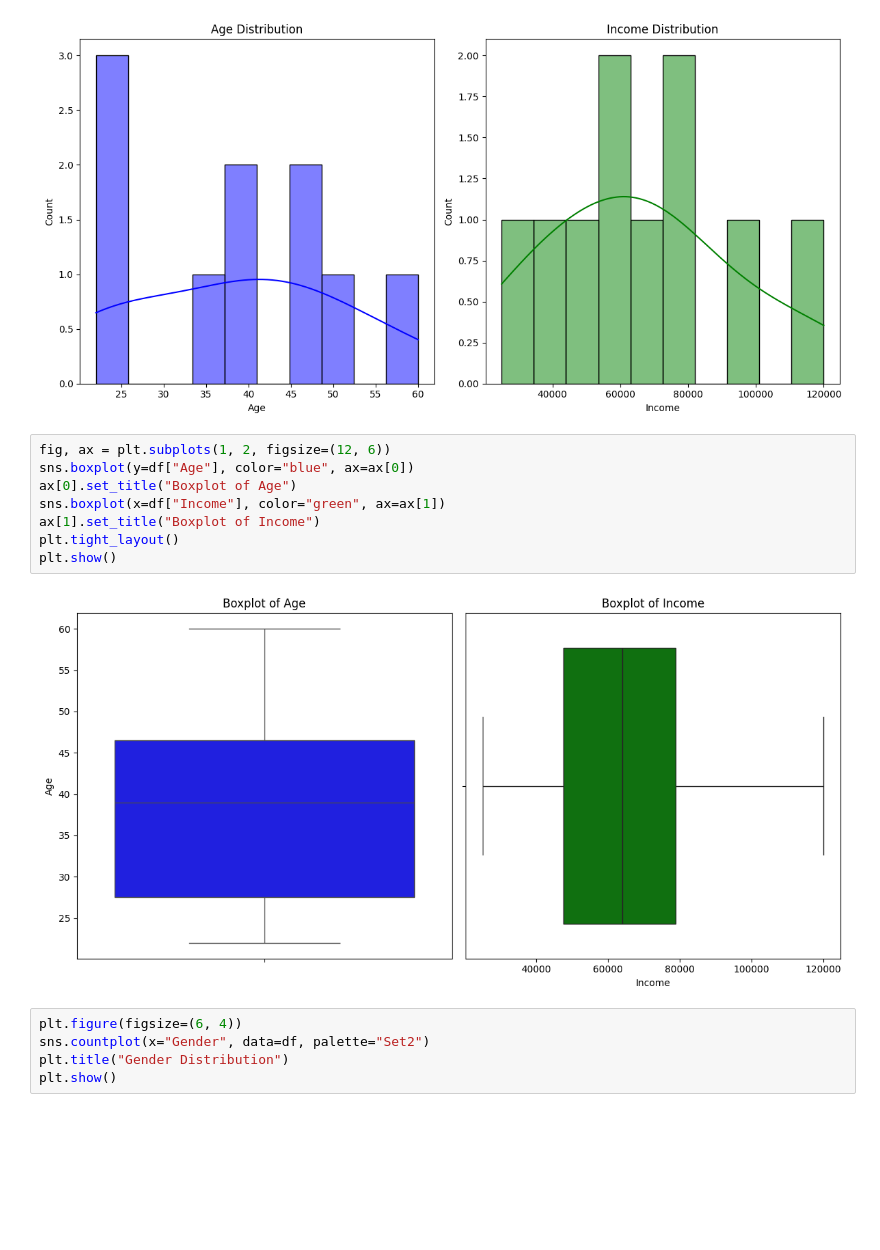
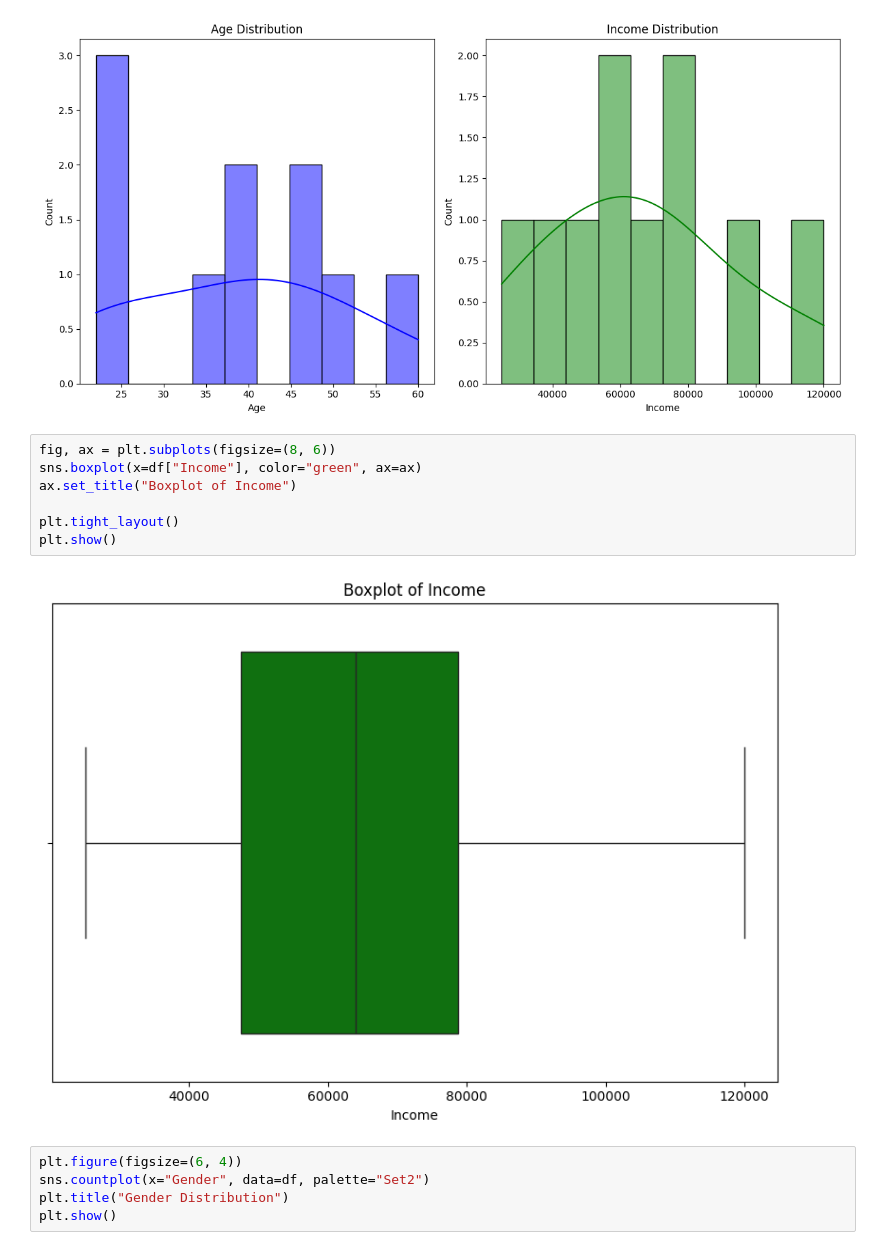
Before and after one commit to cseaboys/coderly, a Jupyter notebook: ml/exp12.ipynb, the cells around one changed output. Drawn from its saved outputs; the diff is of its cells as text; blank space fills up the shorter version.

```diff
--- a/ml/exp12.ipynb
+++ b/ml/exp12.ipynb
@@ -55,15 +55,14 @@ plt.show()
 # %% [output]
 [figure]
 # %%
-fig, ax = plt.subplots(1, 2, figsize=(12, 6))
-sns.boxplot(y=df["Age"], color="blue", ax=ax[0])
-ax[0].set_title("Boxplot of Age")
-sns.boxplot(x=df["Income"], color="green", ax=ax[1])
-ax[1].set_title("Boxplot of Income")
+fig, ax = plt.subplots(figsize=(8, 6))
+sns.boxplot(x=df["Income"], color="green", ax=ax)
+ax.set_title("Boxplot of Income")
+
 plt.tight_layout()
 plt.show()
 # %% [output]
-[figure, old version]
+[figure, new version]
 # %%
 plt.figure(figsize=(6, 4))
 sns.countplot(x="Gender", data=df, palette="Set2")
```
Also changed, not shown: parts of 7 cells of this notebook.
